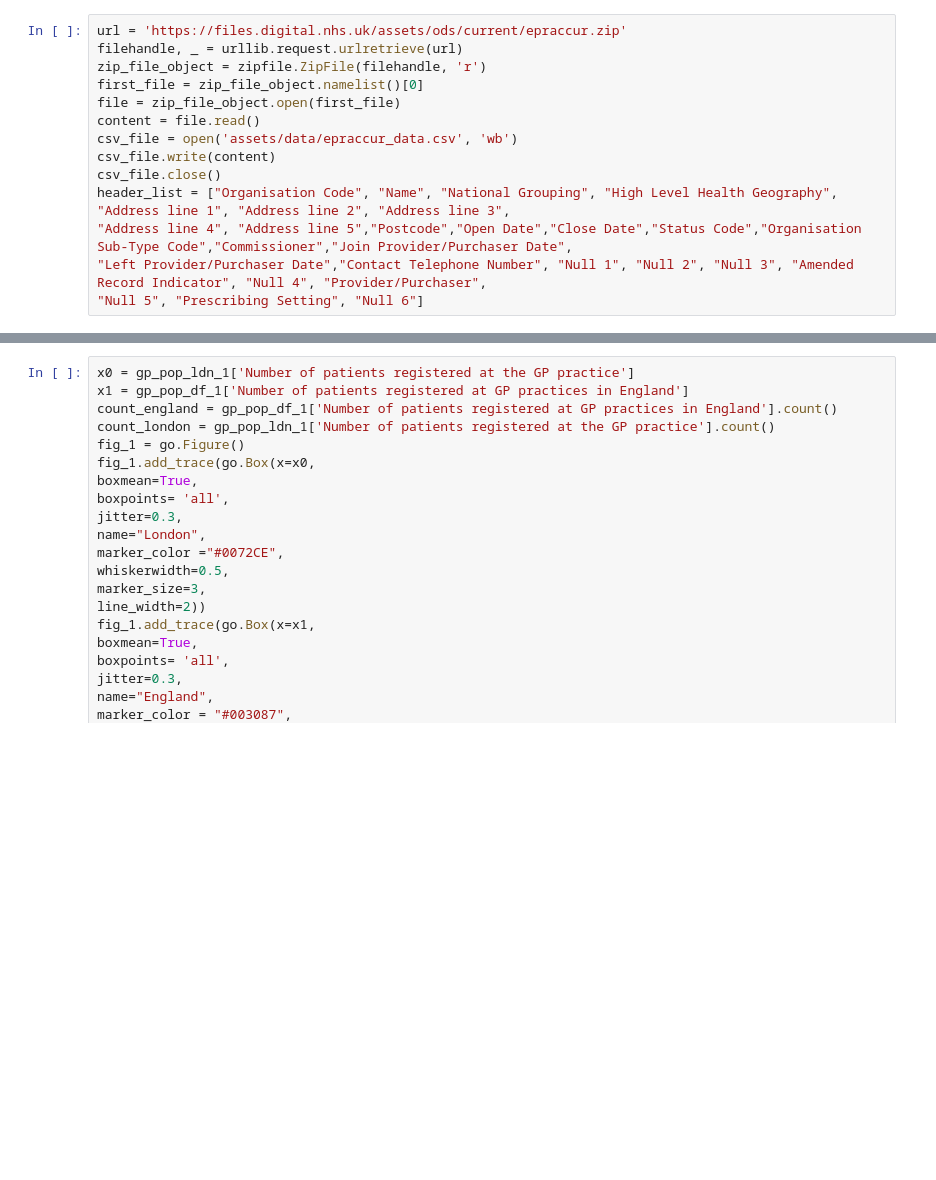
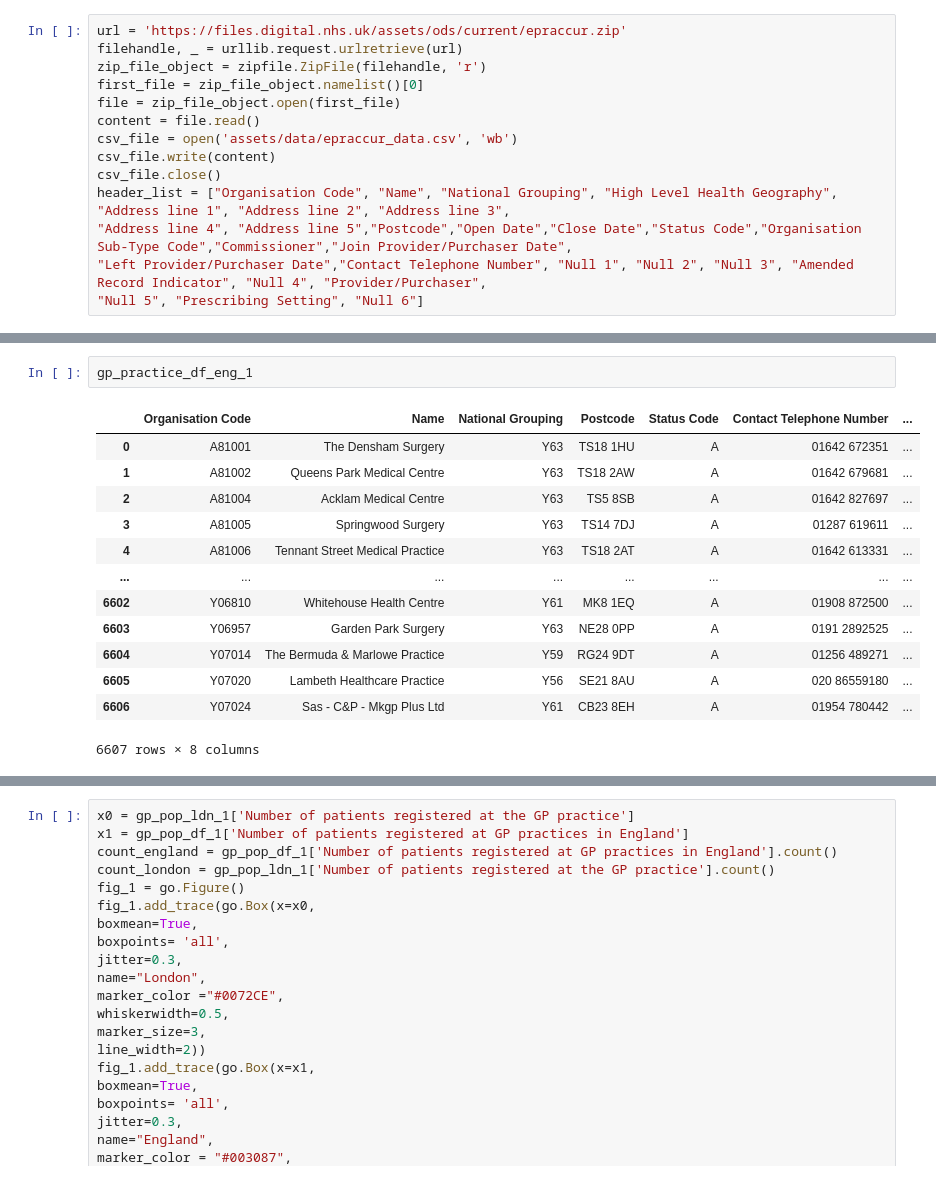
Before and after one commit to mattia-ficarelli/gp_mapping, a Jupyter notebook: dev.ipynb, the cells around one changed output, grey strips where cells are left out. Cells and saved outputs as stored; diff of their text form; blank space fills up the shorter version.

```diff
--- a/dev.ipynb
+++ b/dev.ipynb
@@ -48 +60,17 @@ gp_practice_df_ldn_3 = gp_practice_df_ldn_2.reset_index(drop = True)
+# %%
+gp_practice_df_eng_1
+# %% [output]
+|  | Organisation Code | Name | National Grouping | Postcode | Status Code | Contact Telephone Number | ... |
+| 0 | A81001 | The Densham Surgery | Y63 | TS18 1HU | A | 01642 672351 | ... |
+| 1 | A81002 | Queens Park Medical Centre | Y63 | TS18 2AW | A | 01642 679681 | ... |
+| 2 | A81004 | Acklam Medical Centre | Y63 | TS5 8SB | A | 01642 827697 | ... |
+| 3 | A81005 | Springwood Surgery | Y63 | TS14 7DJ | A | 01287 619611 | ... |
+| 4 | A81006 | Tennant Street Medical Practice | Y63 | TS18 2AT | A | 01642 613331 | ... |
+| ... | ... | ... | ... | ... | ... | ... | ... |
+| 6602 | Y06810 | Whitehouse Health Centre | Y61 | MK8 1EQ | A | 01908 872500 | ... |
+| 6603 | Y06957 | Garden Park Surgery | Y63 | NE28 0PP | A | 0191 2892525 | ... |
+| 6604 | Y07014 | The Bermuda & Marlowe Practice | Y59 | RG24 9DT | A | 01256 489271 | ... |
+| 6605 | Y07020 | Lambeth Healthcare Practice | Y56 | SE21 8AU | A | 020 86559180 | ... |
+| 6606 | Y07024 | Sas - C&P - Mkgp Plus Ltd | Y61 | CB23 8EH | A | 01954 780442 | ... |
+6607 rows × 8 columns
 # %%
```
Also changed, not shown: parts of 4 cells of this notebook, 2 other files.
